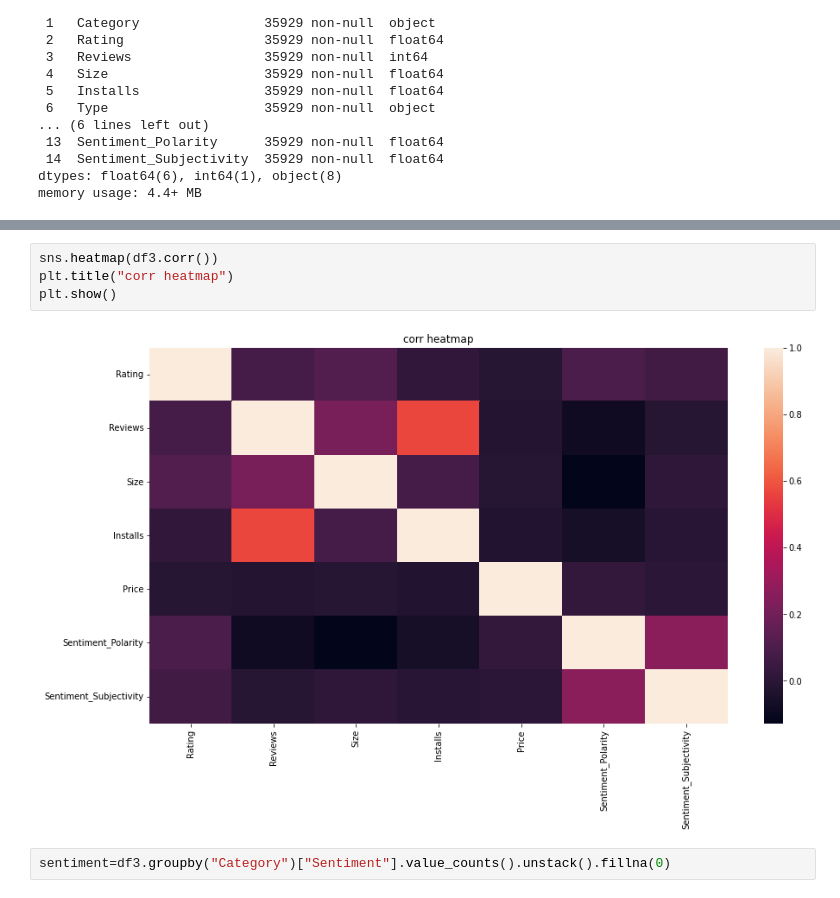
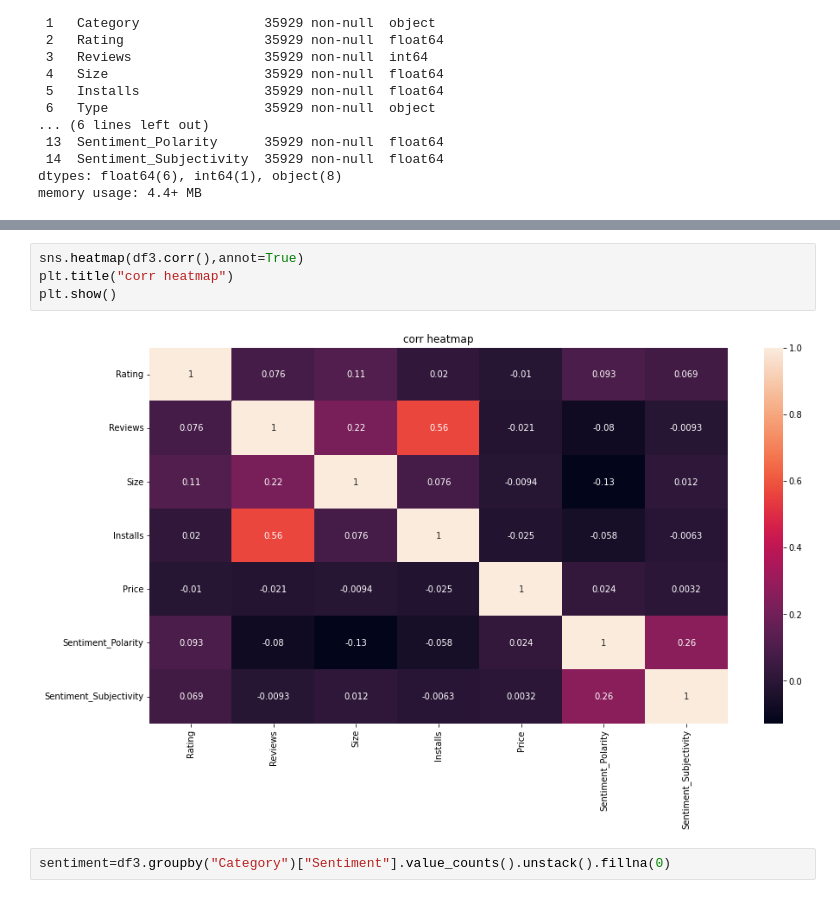
Before and after one commit to AyushSonuu/play-store-app-review-analysis, a Jupyter notebook: Play_Store_App_Review_Analysis_Capstone_Project.ipynb, the cells around one changed output, grey strips where cells are left out. Saved outputs shown, nothing was run; the diff lists cells and outputs as text.

```diff
--- a/Play_Store_App_Review_Analysis_Capstone_Project.ipynb
+++ b/Play_Store_App_Review_Analysis_Capstone_Project.ipynb
@@ -898,11 +898,11 @@ df3.describe()
 | 75% | 4.500000 | 5.156570e+05 | 28.000000 | 1.000000e+07 | 0.000000 | 0.400000 | 0.650000 |
 | max | 4.900000 | 7.815831e+07 | 99.000000 | 1.000000e+09 | 29.990000 | 1.000000 | 1.000000 |
 # %%
-sns.heatmap(df3.corr())
+sns.heatmap(df3.corr(),annot=True)
 plt.title("corr heatmap")
 plt.show()
 # %% [output]
-[figure, old version]
+[figure, new version]
 # %%
 sentiment=df3.groupby("Category")["Sentiment"].value_counts().unstack().fillna(0)
 # %%
```
Also changed, not shown: parts of 1 cell of this notebook.
